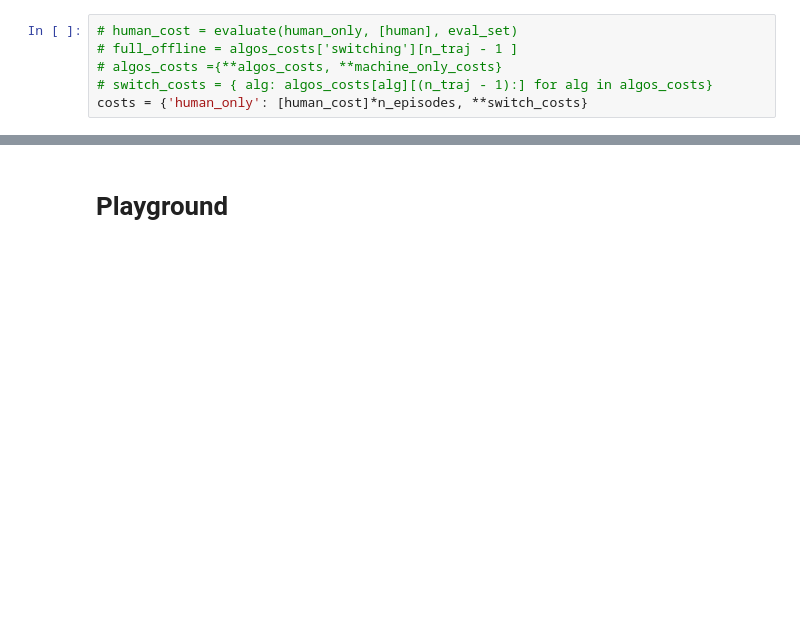
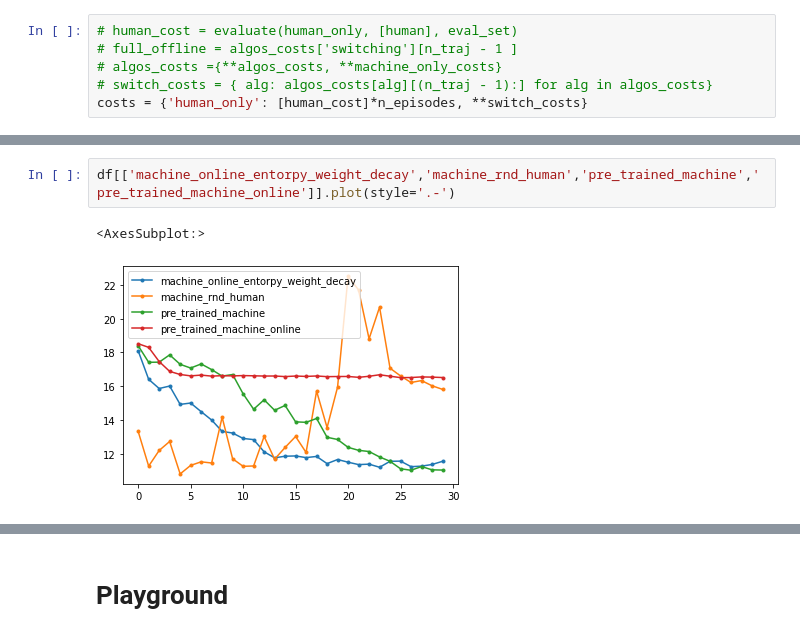
Before and after one commit to ElenStr/human-machine-switching, a Jupyter notebook: run_experiments.ipynb, the cells around one changed output, grey strips where cells are left out. Saved outputs shown, nothing was run; the diff lists cells and outputs as text; blank space fills up the shorter version.

```diff
--- a/run_experiments.ipynb
+++ b/run_experiments.ipynb
@@ -175,0 +223,5 @@ df.plot()
+# %%
+df[['machine_online_entorpy_weight_decay','machine_rnd_human','pre_trained_machine','pre_trained_machine_online']].plot(style='.-')
+# %% [output]
+<AxesSubplot:>
+[figure, added]
```
Also changed, not shown: parts of 27 cells of this notebook, 2 other files.
